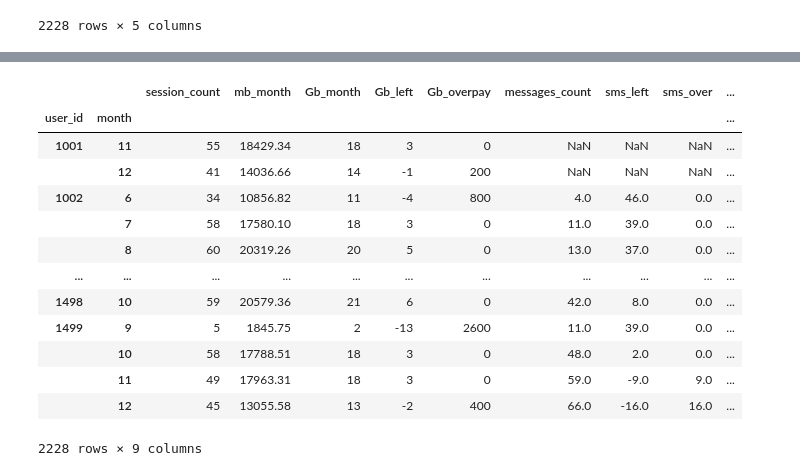
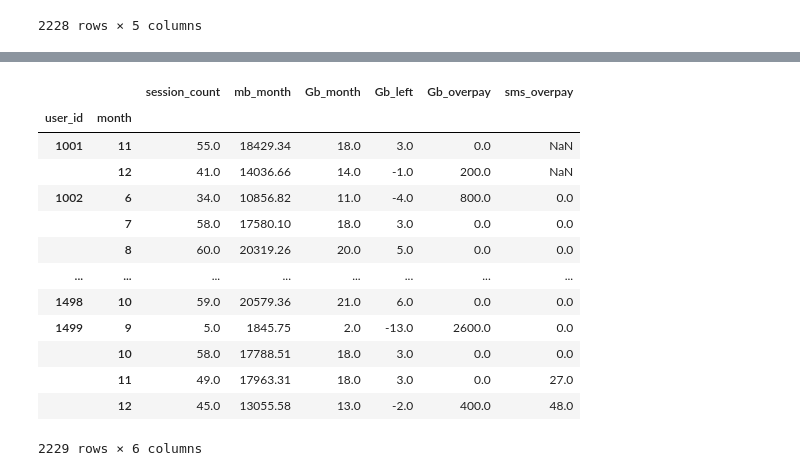
Before and after one commit to mbelveder/praktikum, a Jupyter notebook: 4_megaline/megaline.ipynb, the cells around one changed output, grey strips where cells are left out. Cells and saved outputs as stored; diff of their text form; code cells hidden in the pictures.

```diff
--- a/4_megaline/megaline.ipynb
+++ b/4_megaline/megaline.ipynb
@@ -794,20 +767,20 @@ smart_sms_stat_df
 # %%
-web_stat_df.merge(smart_sms_stat_df, left_index=True, right_index=True, how='left')
+web_stat_df.merge(smart_sms_stat_df['sms_overpay'], left_index=True, right_index=True, how='outer')
 # %% [output]
-|  |  | session_count | mb_month | Gb_month | Gb_left | Gb_overpay | messages_count | sms_left | sms_over | ... |
-| user_id | month |  |  |  |  |  |  |  |  | ... |
-| 1001 | 11 | 55 | 18429.34 | 18 | 3 | 0 | NaN | NaN | NaN | ... |
-|  | 12 | 41 | 14036.66 | 14 | -1 | 200 | NaN | NaN | NaN | ... |
-| 1002 | 6 | 34 | 10856.82 | 11 | -4 | 800 | 4.0 | 46.0 | 0.0 | ... |
-|  | 7 | 58 | 17580.10 | 18 | 3 | 0 | 11.0 | 39.0 | 0.0 | ... |
-|  | 8 | 60 | 20319.26 | 20 | 5 | 0 | 13.0 | 37.0 | 0.0 | ... |
-| ... | ... | ... | ... | ... | ... | ... | ... | ... | ... | ... |
-| 1498 | 10 | 59 | 20579.36 | 21 | 6 | 0 | 42.0 | 8.0 | 0.0 | ... |
-| 1499 | 9 | 5 | 1845.75 | 2 | -13 | 2600 | 11.0 | 39.0 | 0.0 | ... |
-|  | 10 | 58 | 17788.51 | 18 | 3 | 0 | 48.0 | 2.0 | 0.0 | ... |
-|  | 11 | 49 | 17963.31 | 18 | 3 | 0 | 59.0 | -9.0 | 9.0 | ... |
-|  | 12 | 45 | 13055.58 | 13 | -2 | 400 | 66.0 | -16.0 | 16.0 | ... |
+|  |  | session_count | mb_month | Gb_month | Gb_left | Gb_overpay | sms_overpay |
+| user_id | month |  |  |  |  |  |  |
+| 1001 | 11 | 55.0 | 18429.34 | 18.0 | 3.0 | 0.0 | NaN |
+|  | 12 | 41.0 | 14036.66 | 14.0 | -1.0 | 200.0 | NaN |
+| 1002 | 6 | 34.0 | 10856.82 | 11.0 | -4.0 | 800.0 | 0.0 |
+|  | 7 | 58.0 | 17580.10 | 18.0 | 3.0 | 0.0 | 0.0 |
+|  | 8 | 60.0 | 20319.26 | 20.0 | 5.0 | 0.0 | 0.0 |
+| ... | ... | ... | ... | ... | ... | ... | ... |
+| 1498 | 10 | 59.0 | 20579.36 | 21.0 | 6.0 | 0.0 | 0.0 |
+| 1499 | 9 | 5.0 | 1845.75 | 2.0 | -13.0 | 2600.0 | 0.0 |
+|  | 10 | 58.0 | 17788.51 | 18.0 | 3.0 | 0.0 | 0.0 |
+|  | 11 | 49.0 | 17963.31 | 18.0 | 3.0 | 0.0 | 27.0 |
+|  | 12 | 45.0 | 13055.58 | 13.0 | -2.0 | 400.0 | 48.0 |
-2228 rows × 9 columns
+2229 rows × 6 columns
 # %%
 smart_tariff_price = 550
 ultra_tariff_price = 1950
```
Also changed, not shown: parts of 3 cells of this notebook.
